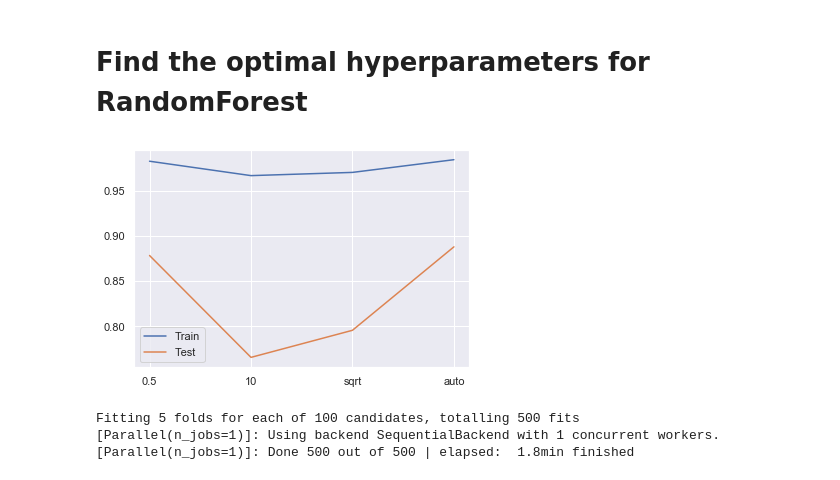
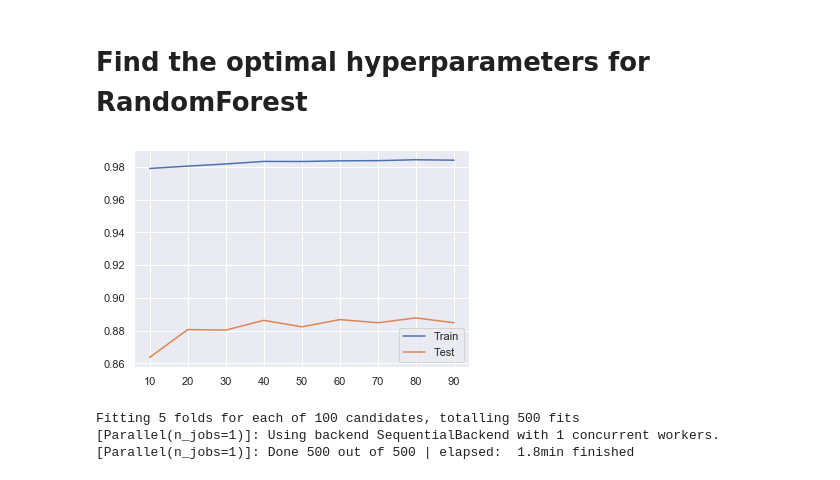
Before and after one commit to Jafarpisheh/HousePrices, a Jupyter notebook: HousePrices.ipynb, the cells around one changed output. Cells and saved outputs as stored; diff of their text form; code cells hidden in the pictures.

```diff
--- a/HousePrices.ipynb
+++ b/HousePrices.ipynb
@@ -201,12 +188,13 @@ show_scores(model_LGBM)
 train_scoreNum, test_scoreNum = validation_curve(
                                 RandomForestRegressor(),
                                 X = x_train, y = y_train,
-                                param_name = 'max_features',
-                                param_range = [0.5, 10, 'sqrt', 'auto'], cv = 3)
+                                param_name = 'n_estimators',
+                                param_range = np.arange(10, 100, 10), cv = 3)
 # %%
-plt.plot([0.5, 10, 'sqrt', 'auto'],np.mean(train_scoreNum, axis = 1));
-plt.plot([0.5, 10, 'sqrt', 'auto'],np.mean(test_scoreNum, axis = 1));
+# This visuallization can also be done for other Hyperparameters
+plt.plot(np.arange(10, 100, 10),np.mean(train_scoreNum, axis = 1));
+plt.plot(np.arange(10, 100, 10),np.mean(test_scoreNum, axis = 1));
 plt.legend(['Train', 'Test']);
 # %% [output]
-[figure, old version]
+[figure, new version]
 # %%
```
Also changed, not shown: parts of 11 cells of this notebook, 1 other file.
